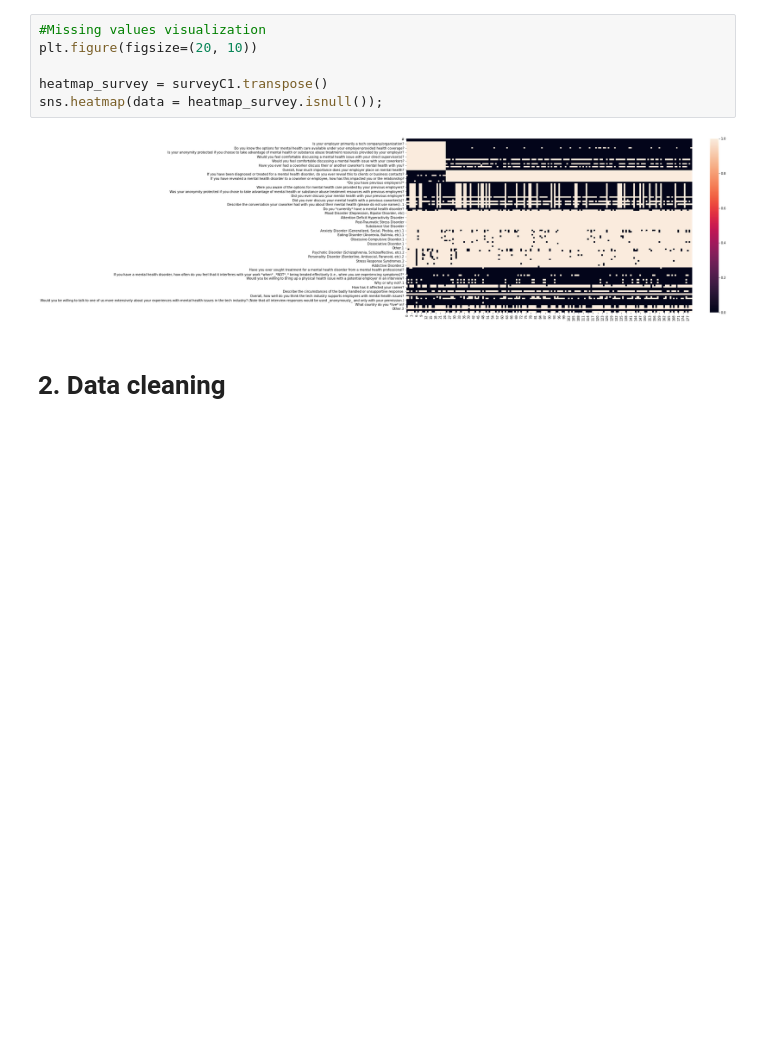
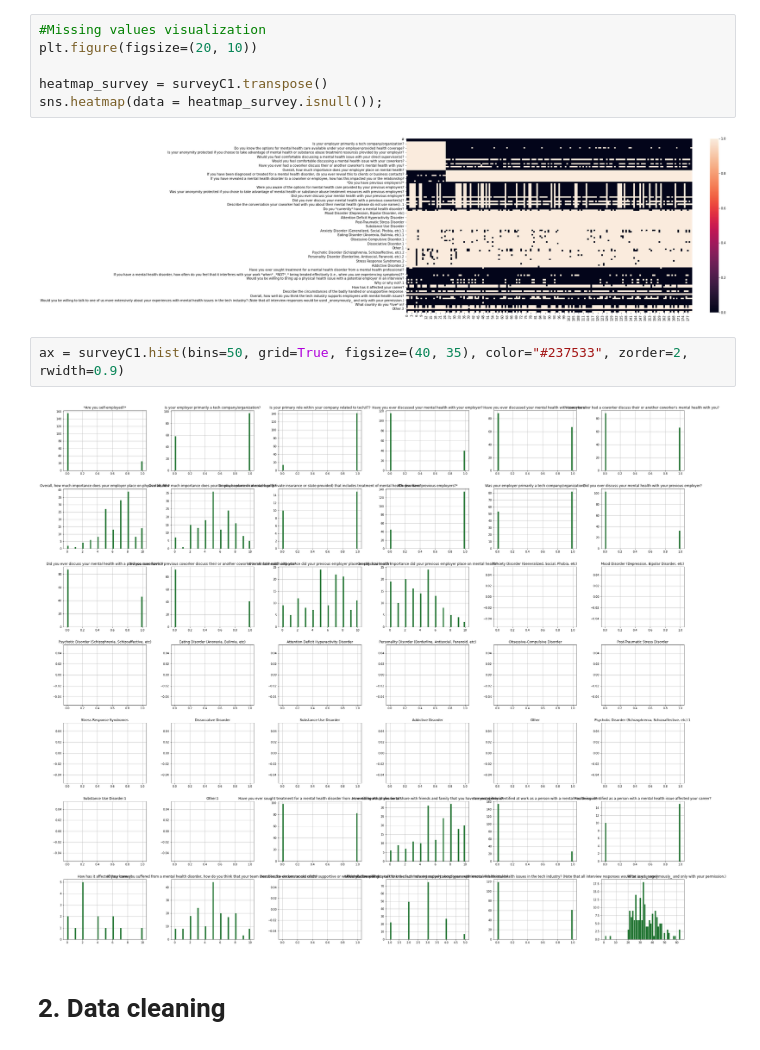
Before and after one commit to MarkJasonE/MentalHealthInTech, a Jupyter notebook: Mental Health In Tech - OSMI 2020.ipynb, the cells around one changed output. Drawn from its saved outputs; the diff is of its cells as text; blank space fills up the shorter version.

```diff
--- a/Mental Health In Tech - OSMI 2020.ipynb
+++ b/Mental Health In Tech - OSMI 2020.ipynb
@@ -142,6 +140,10 @@ heatmap_survey = surveyC1.transpose()
 sns.heatmap(data = heatmap_survey.isnull());
 # %% [output]
 [figure]
+# %%
+ax = surveyC1.hist(bins=50, grid=True, figsize=(40, 35), color="#237533", zorder=2, rwidth=0.9)
+# %% [output]
+[figure, added]
 # %% [markdown]
 # 2. Data cleaning
 # %% [markdown]
```
Also changed, not shown: parts of 38 cells of this notebook.
